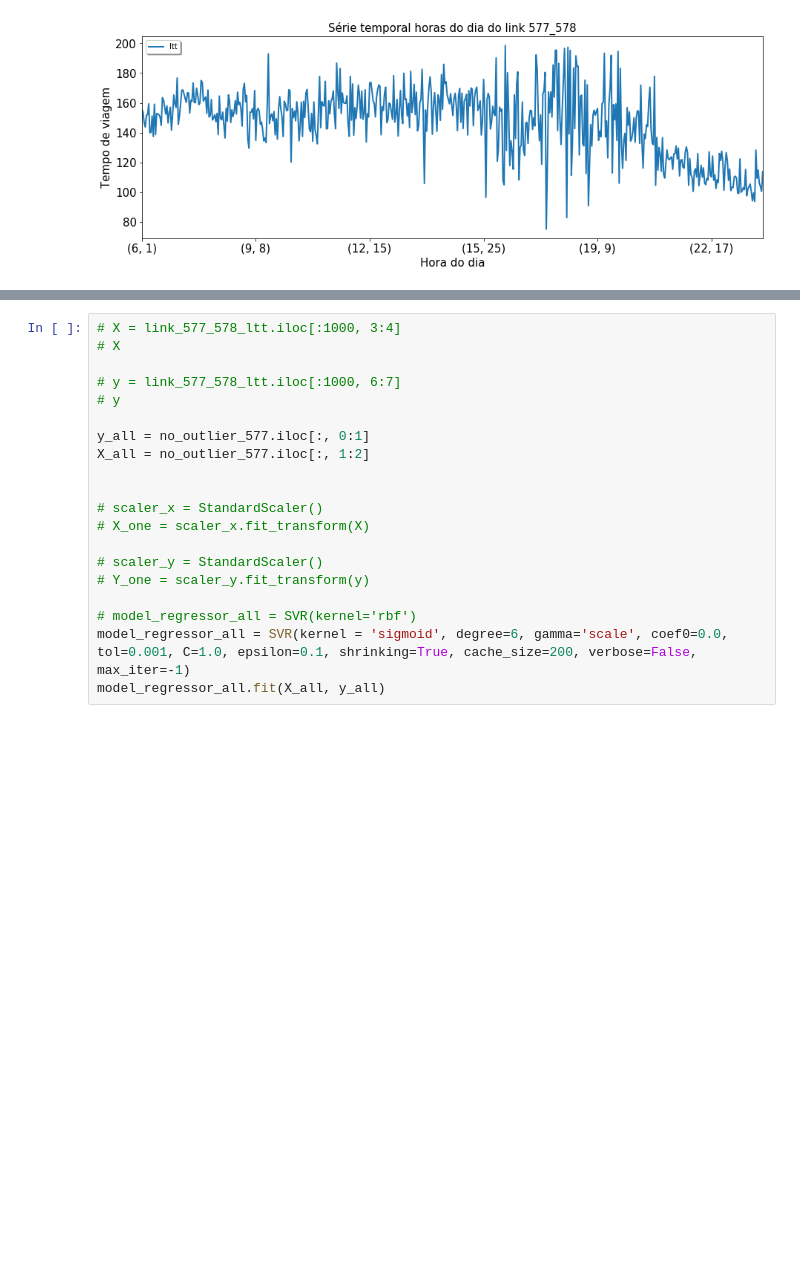
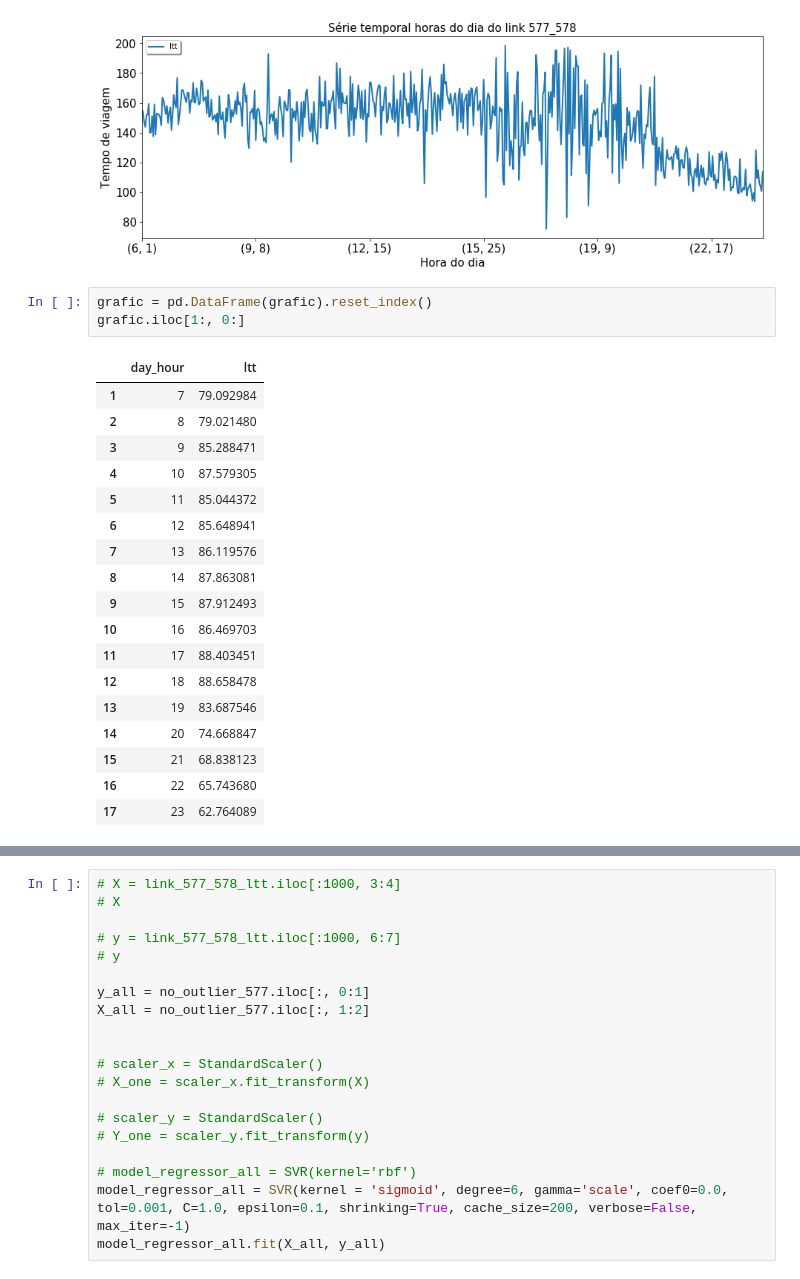
Before and after one commit to marcosamaris/links_states_prediction_LSTM, a Jupyter notebook: correlation final SVR-minimos (1)-Copy1.ipynb, the cells around one changed output, grey strips where cells are left out. Drawn from its saved outputs; the diff is of its cells as text; blank space fills up the shorter version.

```diff
--- a/correlation final SVR-minimos (1)-Copy1.ipynb
+++ b/correlation final SVR-minimos (1)-Copy1.ipynb
@@ -196,6 +213,28 @@ plt.xlabel('Hora do dia', fontsize=15);
 plt.ylabel('Tempo de viagem', fontsize=15);
 # %% [output]
 [figure]
+# %%
+grafic = pd.DataFrame(grafic).reset_index()
+grafic.iloc[1:, 0:]
+# %% [output]
+|  | day_hour | ltt |
+| 1 | 7 | 79.092984 |
+| 2 | 8 | 79.021480 |
+| 3 | 9 | 85.288471 |
+| 4 | 10 | 87.579305 |
+| 5 | 11 | 85.044372 |
+| 6 | 12 | 85.648941 |
+| 7 | 13 | 86.119576 |
+| 8 | 14 | 87.863081 |
+| 9 | 15 | 87.912493 |
+| 10 | 16 | 86.469703 |
+| 11 | 17 | 88.403451 |
+| 12 | 18 | 88.658478 |
+| 13 | 19 | 83.687546 |
+| 14 | 20 | 74.668847 |
+| 15 | 21 | 68.838123 |
+| 16 | 22 | 65.743680 |
+| 17 | 23 | 62.764089 |
 # %%
 # X = link_577_578_ltt.iloc[:1000, 3:4]
 # X
```
Also changed, not shown: parts of 15 cells of this notebook.
